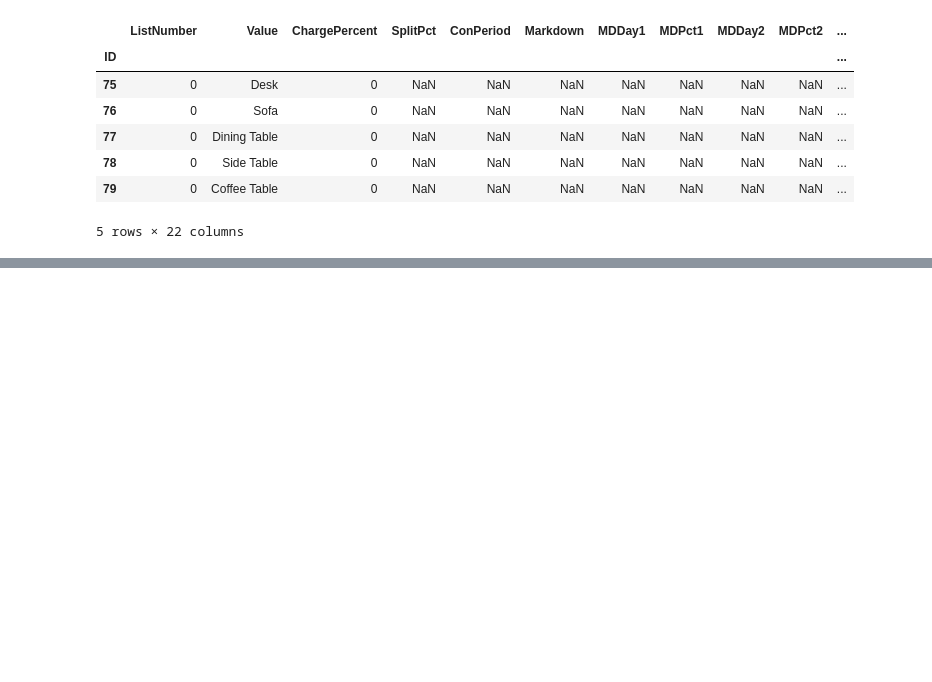
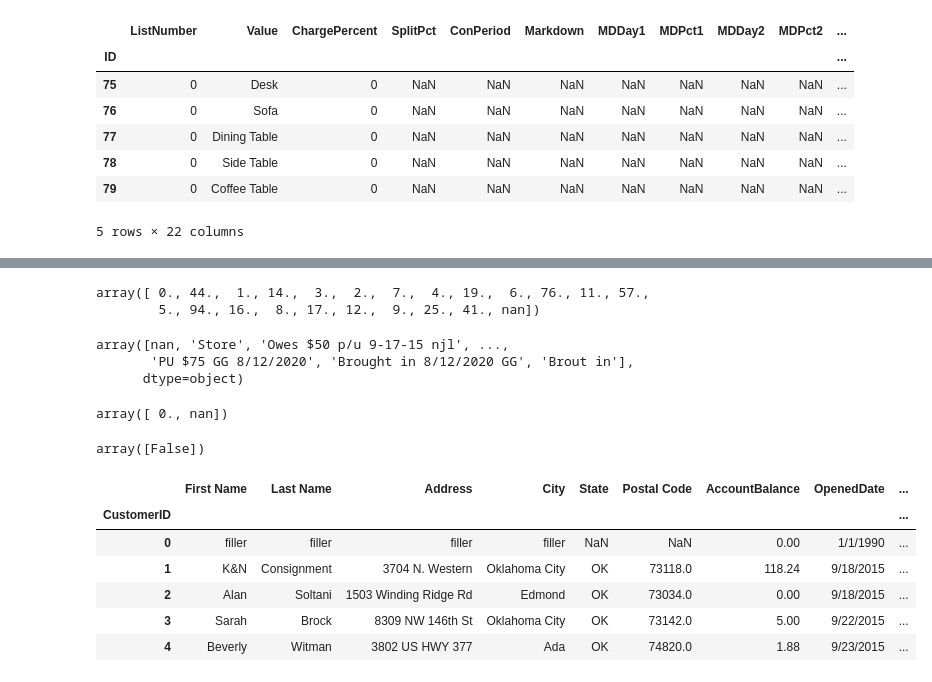
Before and after one commit to zachcornelison/K-N-Sales-Analytics, a Jupyter notebook: KN-Analytics.ipynb, the cells around one changed output, grey strips where cells are left out. Cells and saved outputs as stored; diff of their text form; code cells hidden in the pictures; blank space fills up the shorter version.

```diff
--- a/KN-Analytics.ipynb
+++ b/KN-Analytics.ipynb
@@ -105,0 +198,34 @@ df_user_lists.head()
+# %%
+df_customers['ActiveItems'].unique()
+# %% [output]
+array([ 0., 44.,  1., 14.,  3.,  2.,  7.,  4., 19.,  6., 76., 11., 57.,
+        5., 94., 16.,  8., 17., 12.,  9., 25., 41., nan])
+# %%
+df_customers['CustNotes'].unique()
+# %% [output]
+array([nan, 'Store', 'Owes $50 p/u 9-17-15 njl', ...,
+       'PU $75 GG 8/12/2020', 'Brought in 8/12/2020 GG', 'Brout in'],
+      dtype=object)
+# %%
+df_customers['CheckAmt'].unique()
+# will drop
+# %% [output]
+array([ 0., nan])
+# %%
+df_customers['Locked'].unique()
+# will drop
+# %% [output]
+array([False])
+# %%
+# deleting columns that will not be relevant to this analysis
+df_customers = df_customers.drop(['Work Phone','Home Phone','Date1', 'Text1','ConsignCode','BirthMonth','StoreID','CheckFee',
+                                  'Num1','Email','ActiveInd','Return','CustNotes','CheckAmt','UseMRW','Locked'], axis=1)
+df_customers.head()
+# %% [output]
+|  | First Name | Last Name | Address | City | State | Postal Code | AccountBalance | OpenedDate | ... |
+| CustomerID |  |  |  |  |  |  |  |  | ... |
+| 0 | filler | filler | filler | filler | NaN | NaN | 0.00 | 1/1/1990 | ... |
+| 1 | K&N | Consignment | 3704 N. Western | Oklahoma City | OK | 73118.0 | 118.24 | 9/18/2015 | ... |
+| 2 | Alan | Soltani | 1503 Winding Ridge Rd | Edmond | OK | 73034.0 | 0.00 | 9/18/2015 | ... |
+| 3 | Sarah | Brock | 8309 NW 146th St | Oklahoma City | OK | 73142.0 | 5.00 | 9/22/2015 | ... |
+| 4 | Beverly | Witman | 3802 US HWY 377 | Ada | OK | 74820.0 | 1.88 | 9/23/2015 | ... |
```
Also changed, not shown: parts of 23 cells of this notebook.
